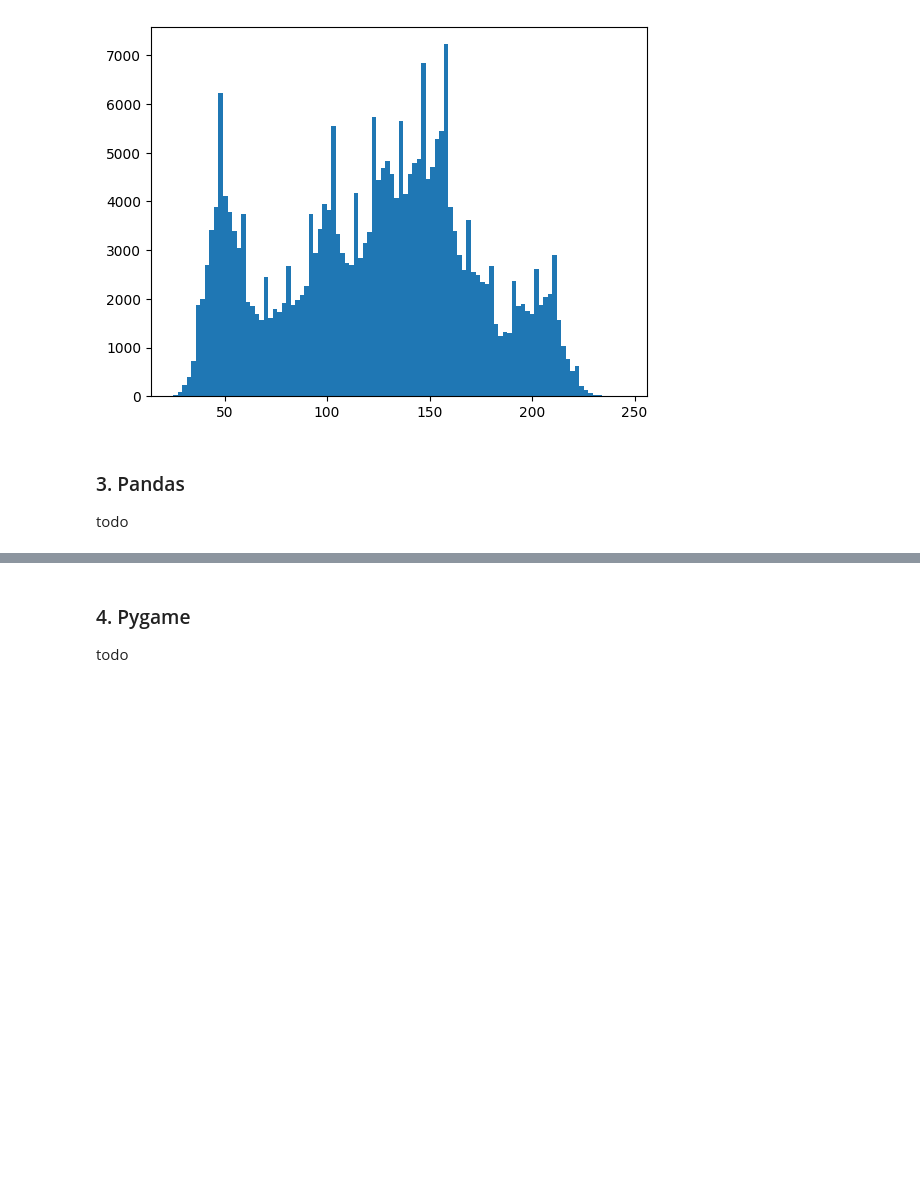
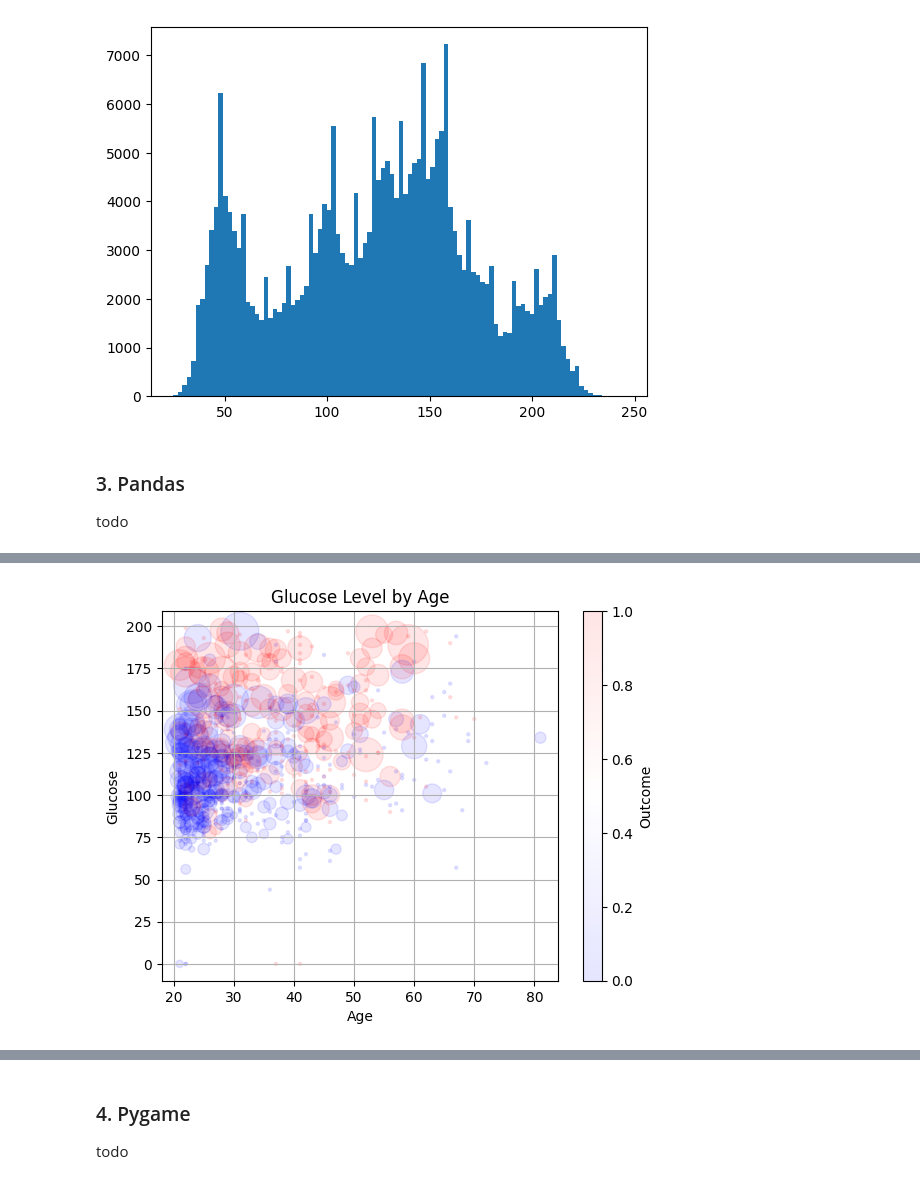
Before and after one commit to Wllader/ULTRA_python, a Jupyter notebook: ULTRA_W2_Skripta.ipynb, the cells around one changed output, grey strips where cells are left out. Cells and saved outputs as stored; diff of their text form; code cells hidden in the pictures; blank space fills up the shorter version.

Commit message:
Added Pandas examples

```diff
--- a/ULTRA_W2_Skripta.ipynb
+++ b/ULTRA_W2_Skripta.ipynb
@@ -232,3 +232,10 @@ plt.show()
 # %% [markdown]
 ### 3. Pandas
 todo
+# %%
+import pandas as pd, numpy as np
+from matplotlib import pyplot as plt
+import seaborn as sns
+
+# Load CSV with Pandas
+df = pd.read_csv('files/diabetes.csv')
@@ -234,0 +287,11 @@ todo
+# %%
+# Plotting with Pandas and Pyplot
+plt.scatter(df.Age, df.Glucose, s=df.Insulin + 5, c=df.Outcome, cmap="bwr", alpha=0.1)
+plt.title("Glucose Level by Age")
+plt.xlabel("Age")
+plt.ylabel("Glucose")
+plt.colorbar(label="Outcome")
+plt.grid(True)
+plt.show()
+# %% [output]
+[figure, added]
```
Also changed, not shown: parts of 14 cells of this notebook, 1 other file.
